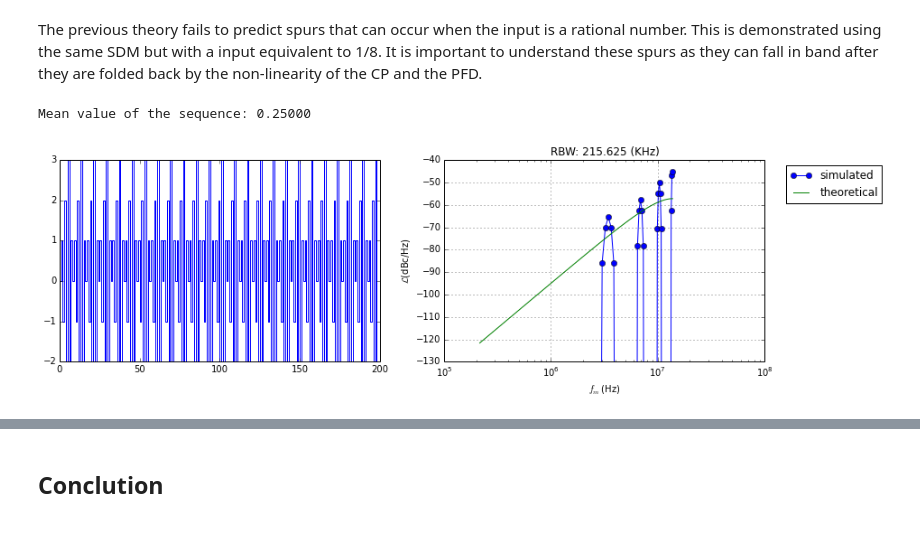
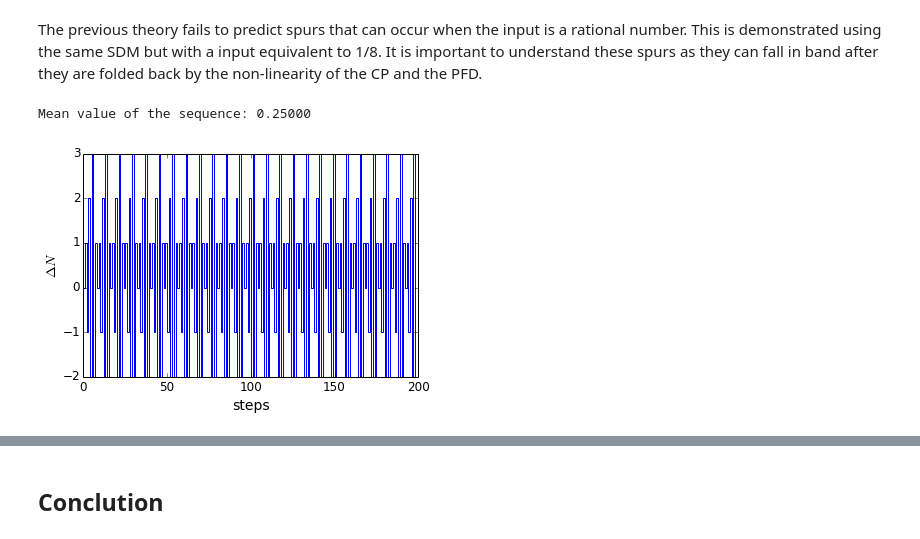
Before and after one commit to gitter-badger/plldesigner, a Jupyter notebook: notebooks/Sigma_delta_noise_in_fractional_PLLs.ipynb, the cells around one changed output, grey strips where cells are left out. Saved outputs shown, nothing was run; the diff lists cells and outputs as text; code cells hidden in the pictures.

```diff
--- a/notebooks/Sigma_delta_noise_in_fractional_PLLs.ipynb
+++ b/notebooks/Sigma_delta_noise_in_fractional_PLLs.ipynb
@@ -195,29 +203,21 @@ The previous theory fails to predict spurs that can occur when the input is a ra
 # %%
 # Fraction number
 fracnum = (2/8*2**NsdBits)*ones(100000)
 
 # Produce the SDM sequence
 sd, per = sdmod.gen_mash(3,NsdBits,fracnum)
 
 # Calculate the phase error and its PSD
 phi_div = 2*pi*(sd-fracnum[0]/2**NsdBits).cumsum()
 f, Phi2_div = sig.welch(phi_div, fref, window="blackman", nperseg=npoints)
 sim = pn.Pnoise(f[ind],10*log10(Phi2_div[ind]/2), label='simulated')
 
 # plot the sequence
-figure(figsize=(14,4))
-subplot(121)
-step(np.r_[0:200],sd[:200]);
+plt.step(np.r_[0:200],sd[:200])
+plt.xlabel('steps') #x label
+plt.ylabel('$\Delta N$') #y label
+
 print("Mean value of the sequence: {:2.5f}\n".format(sd.mean()))
-
-#Plot the power spectrum density
-subplot(122)
-sim.plot('o-')
-theory.plot()
-legend(bbox_to_anchor=(1.05, 1), loc=2)
-title('RBW: {:2.3f} (KHz)'.format(rbw/1e3))
-ylim([-130,-40])
-grid(True)
 # %% [output]
 Mean value of the sequence: 0.25000
-[figure, old version]
+[figure, new version]
```
Also changed, not shown: parts of 13 cells of this notebook.
